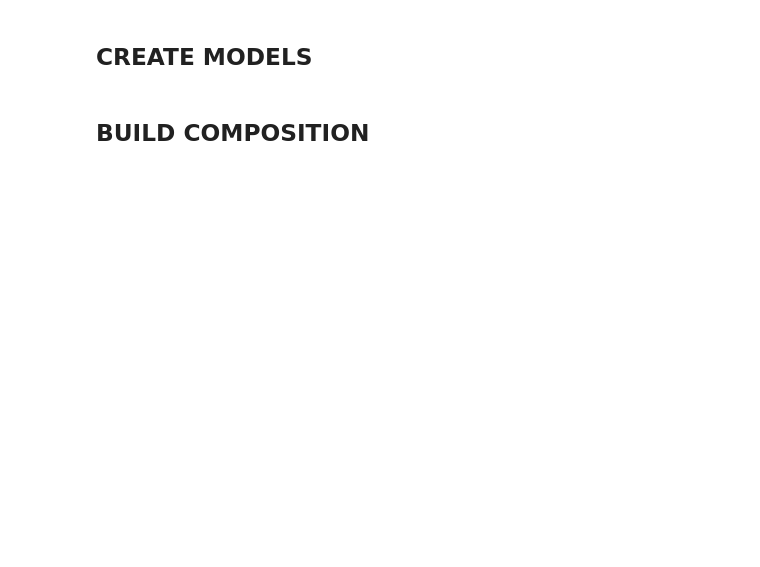
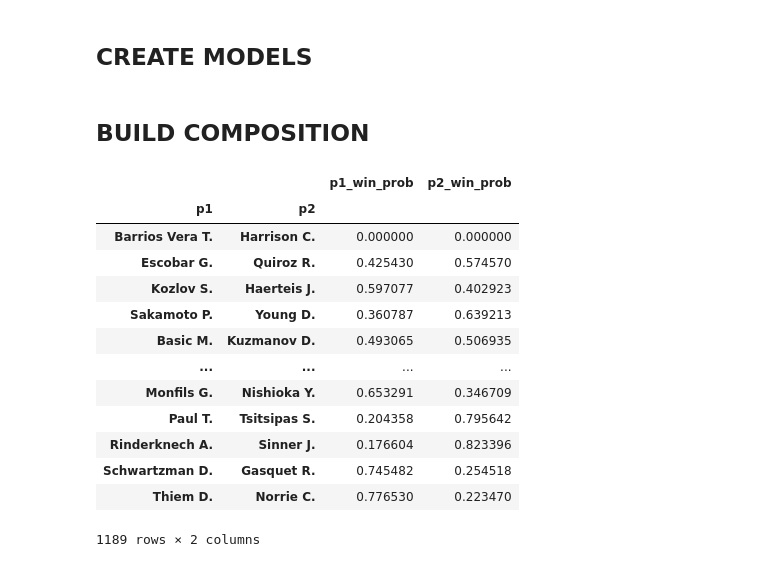
Before and after one commit to aromanenko/TMPrediction, a Jupyter notebook: PREDICT.ipynb, the cells around one changed output. Saved outputs shown, nothing was run; the diff lists cells and outputs as text; code cells hidden in the pictures; blank space fills up the shorter version.

```diff
--- a/PREDICT.ipynb
+++ b/PREDICT.ipynb
@@ -123,26 +122,25 @@ fe.create_double_faults_per_game(df)
 
 
 ## create stats based on common opponents
-stats = ['first_serve_prc_match_player1', 'first_serve_points_prc_match_player1',
-         'second_serve_points_prc_match_player1', 'winning_on_return_prc_player1',
-        'aces_per_game_player1', 'df_per_game_player1', 'break_points_prc_match_player1']
+# stats = ['first_serve_prc_match_player1', 'first_serve_points_prc_match_player1',
+#          'second_serve_points_prc_match_player1', 'winning_on_return_prc_player1',
+#         'aces_per_game_player1', 'df_per_game_player1', 'break_points_prc_match_player1']
+stats = ['first_serve_prc_match_player1', 'first_serve_points_prc_match_player1']
+
+
 fe.create_common_stats(df, stats)
 
 
 ## create new features
-fe.create_feature_WSP(df)
-fe.create_feature_COMPLETE(df)
-fe.create_feature_SERVEADV(df)
+# fe.create_feature_WSP(df)
+# fe.create_feature_COMPLETE(df)
+# fe.create_feature_SERVEADV(df)
 
-# add invert matches
+# add invert matches before startdate
 startdate = '2021-01-01'
 df = fe.invert(df, startdate)
 
 ## drop Nan stats
-df.dropna(subset=['p1_height'], inplace=True)
-df.dropna(subset=['p2_height'], inplace=True)
-df.dropna(subset=['p1_birth'], inplace=True)
-df.dropna(subset=['p2_birth'], inplace=True)
 df.dropna(subset=['k1'], inplace=True)
 df.dropna(subset=['k2'], inplace=True)
 
@@ -201,4 +197,4 @@ predictions.append(y_pred3)
 ## BUILD COMPOSITION
 # %%
 import Composition
-agg = Composition.aggregate(Composition.get_res(df, startdate), Composition.make_df(predictions))
+agg = Composition.aggregate(df, startdate, predictions)
@@ -216,0 +201,17 @@ with zipfile.ZipFile("Data/data.zip", "r") as z:
+# %%
+agg
+# %% [output]
+|  |  | p1_win_prob | p2_win_prob |
+| p1 | p2 |  |  |
+| Barrios Vera T. | Harrison C. | 0.000000 | 0.000000 |
+| Escobar G. | Quiroz R. | 0.425430 | 0.574570 |
+| Kozlov S. | Haerteis J. | 0.597077 | 0.402923 |
+| Sakamoto P. | Young D. | 0.360787 | 0.639213 |
+| Basic M. | Kuzmanov D. | 0.493065 | 0.506935 |
+| ... | ... | ... | ... |
+| Monfils G. | Nishioka Y. | 0.653291 | 0.346709 |
+| Paul T. | Tsitsipas S. | 0.204358 | 0.795642 |
+| Rinderknech A. | Sinner J. | 0.176604 | 0.823396 |
+| Schwartzman D. | Gasquet R. | 0.745482 | 0.254518 |
+| Thiem D. | Norrie C. | 0.776530 | 0.223470 |
+1189 rows × 2 columns
```
Also changed, not shown: parts of 10 cells of this notebook, 6 other files.
